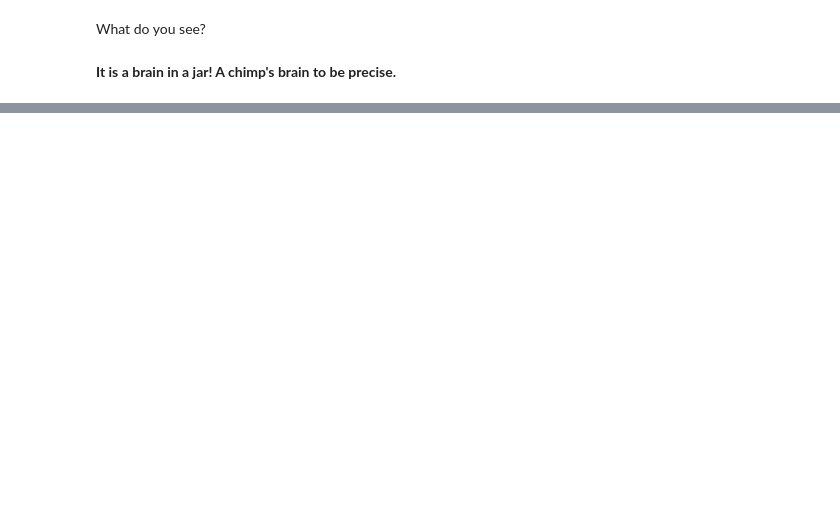
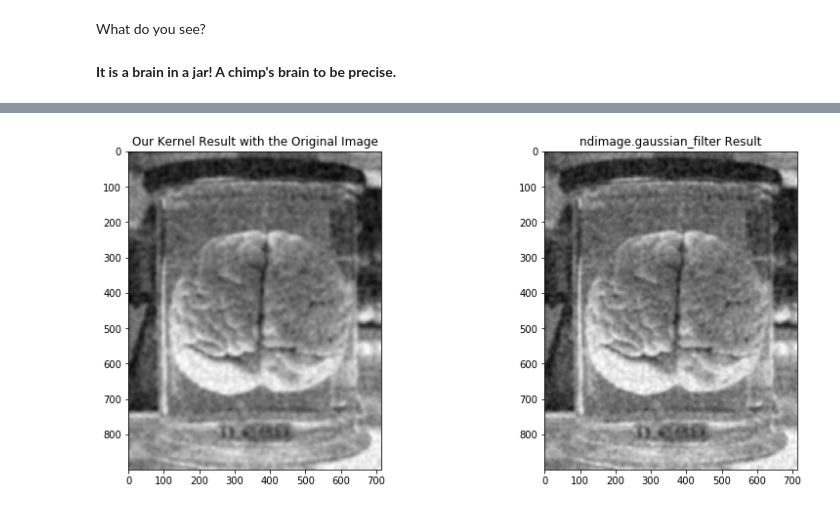
Before and after one commit to NBP-ACC/week-9-acc_01, a Jupyter notebook: sheet07.ipynb, the cells around one changed output, grey strips where cells are left out. Cells and saved outputs as stored; diff of their text form; code cells hidden in the pictures; blank space fills up the shorter version.

```diff
--- a/sheet07.ipynb
+++ b/sheet07.ipynb
@@ -227,0 +231,16 @@ plt.title('Filtered image');
+# %%
+# only for Dorian, remove the cell after you see/compare the results
+# ------------------------------------------------------------------
+# set the space for two plots
+figs, axes = plt.subplots(ncols=2, figsize=(14,6))
+
+# convolution with the original image array
+conv_test = ndimage.convolve(im, kernel_power_spectrum)
+axes[0].title.set_text('Our Kernel Result with the Original Image')
+axes[0].imshow(conv_test, cmap='gray')
+
+# convolution with ndimage.gaussian_filter method (or function?)
+axes[1].title.set_text('ndimage.gaussian_filter Result')
+axes[1].imshow(im_blur, cmap='gray');
+# %% [output]
+[figure, added]
```
Also changed, not shown: parts of 8 cells of this notebook.
